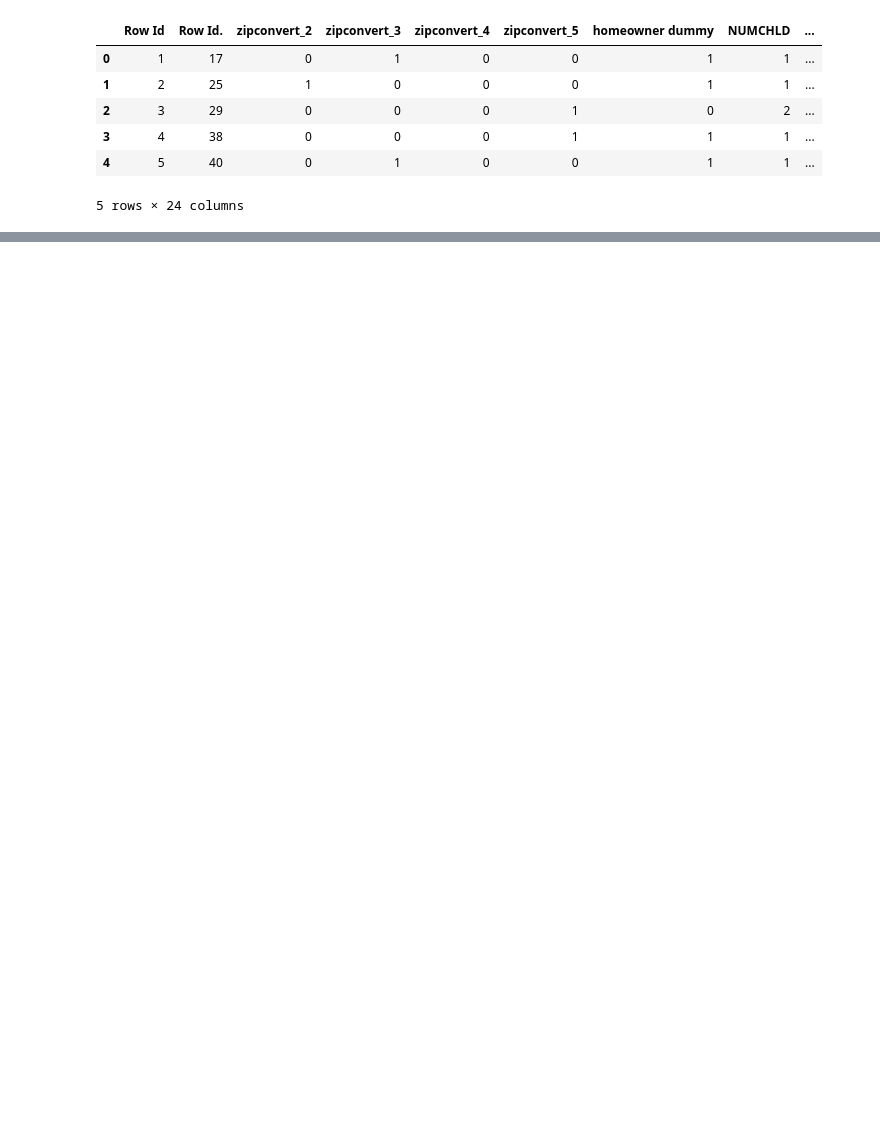
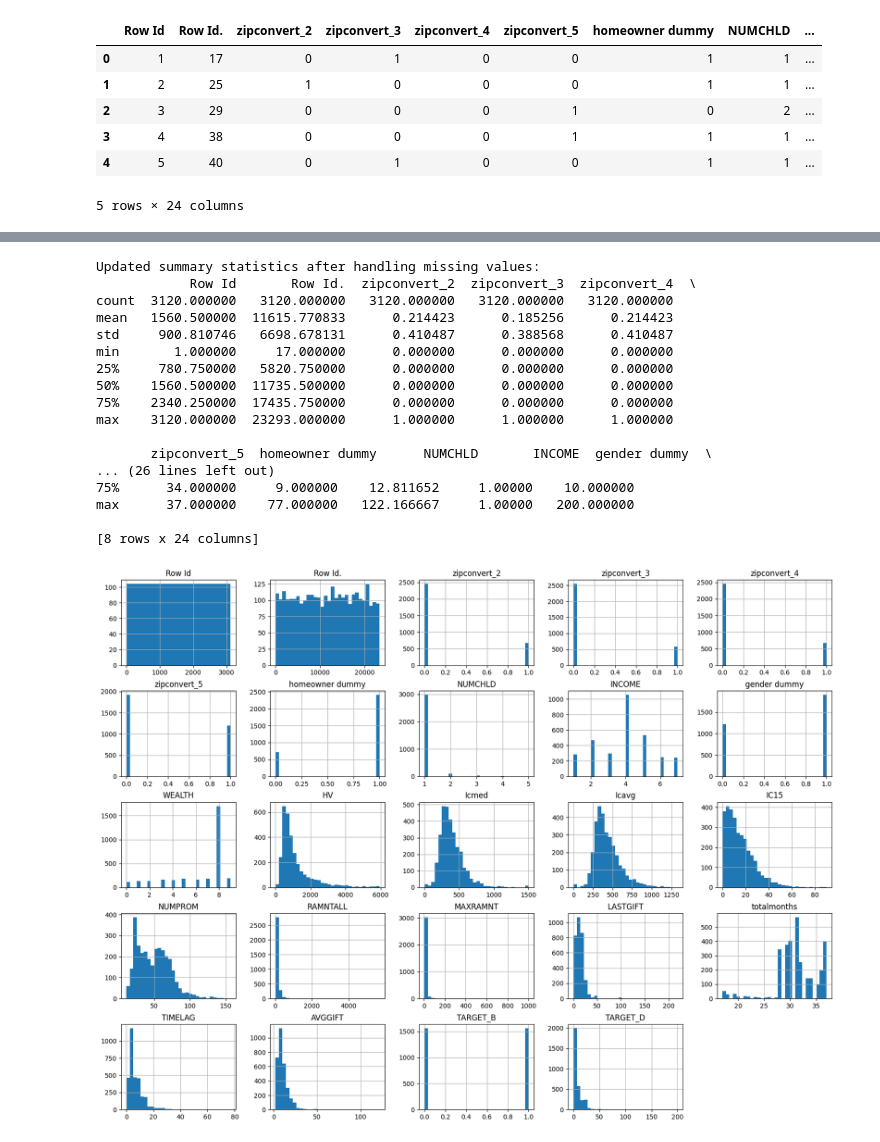
Before and after one commit to Gabeleo24/ADS-505-01, a Jupyter notebook: Mod 04/Assignment 4.1/Assignment 4.1.ipynb, the cells around one changed output, grey strips where cells are left out. Drawn from its saved outputs; the diff is of its cells as text; code cells hidden in the pictures; blank space fills up the shorter version.

```diff
--- a/Mod 04/Assignment 4.1/Assignment 4.1.ipynb
+++ b/Mod 04/Assignment 4.1/Assignment 4.1.ipynb
@@ -31,0 +17,23 @@ KeyError: "['Amount'] not found in axis"
+# %%
+import pandas as pd
+import numpy as np
+import matplotlib.pyplot as plt
+import seaborn as sns
+
+# 1. Understand the Data
+print("First 5 rows of the dataset:")
+print(df.head())
+
+print("\nData types and missing values:")
+print(df.info())
+
+print("\nSummary statistics:")
+print(df.describe())
+
+# 2. Handle Missing Values
+print("\nMissing values per column:")
+print(df.isnull().sum())
+
+# Fill missing values or drop columns/rows with missing values
+# Example: Fill missing values with the mean
+df.fillna(df.mean(), inplace=True)
@@ -31,0 +58,39 @@ KeyError: "['Amount'] not found in axis"
+# %%
+# 3. Data Types and Conversion
+# Convert 'booking_created' to datetime if necessary
+if 'booking_created' in df.columns:
+    df['booking_created'] = pd.to_datetime(df['booking_created'])
+
+# 4. Descriptive Statistics
+print("\nUpdated summary statistics after handling missing values:")
+print(df.describe())
+
+# 5. Data Visualization
+# Distribution of numerical features
+df.hist(bins=30, figsize=(20, 15))
+plt.show()
+
+# Correlation heatmap
+plt.figure(figsize=(12, 8))
+sns.heatmap(df.corr(), annot=True, cmap='coolwarm')
+plt.title('Correlation Heatmap')
+plt.show()
+# %% [output]
+Updated summary statistics after handling missing values:
+            Row Id       Row Id.  zipconvert_2  zipconvert_3  zipconvert_4  \
+count  3120.000000   3120.000000   3120.000000   3120.000000   3120.000000
+mean   1560.500000  11615.770833      0.214423      0.185256      0.214423
+std     900.810746   6698.678131      0.410487      0.388568      0.410487
+min       1.000000     17.000000      0.000000      0.000000      0.000000
+25%     780.750000   5820.750000      0.000000      0.000000      0.000000
+50%    1560.500000  11735.500000      0.000000      0.000000      0.000000
+75%    2340.250000  17435.750000      0.000000      0.000000      0.000000
+max    3120.000000  23293.000000      1.000000      1.000000      1.000000
+
+       zipconvert_5  homeowner dummy      NUMCHLD       INCOME  gender dummy  \
+... (26 lines left out)
+75%      34.000000     9.000000    12.811652     1.00000    10.000000
+max      37.000000    77.000000   122.166667     1.00000   200.000000
+
+[8 rows x 24 columns]
+[figure, added]
```
Also changed, not shown: parts of 10 cells of this notebook.
